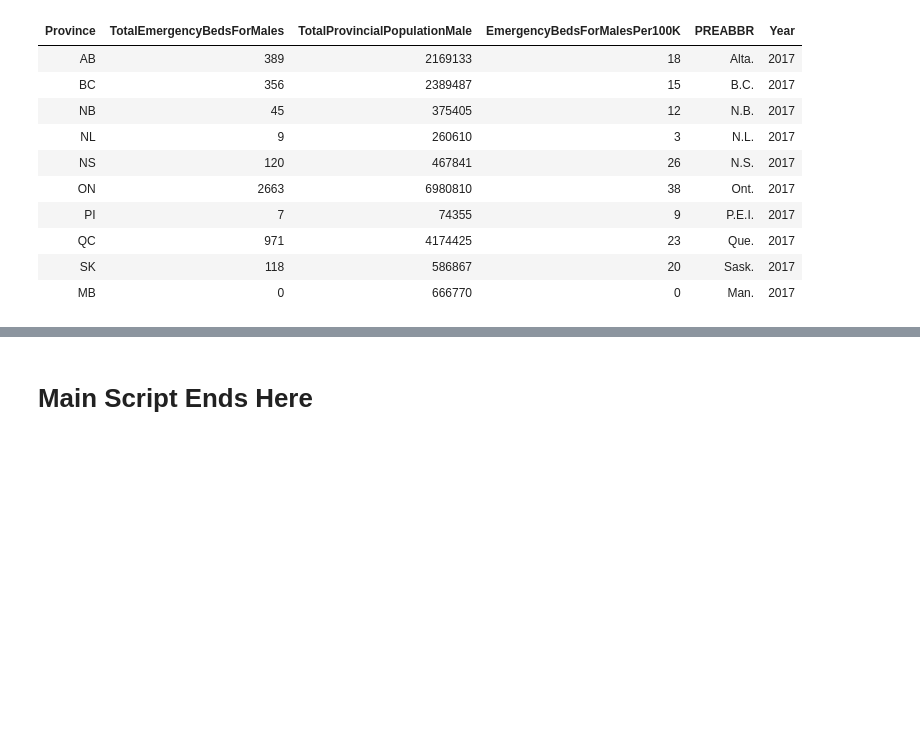
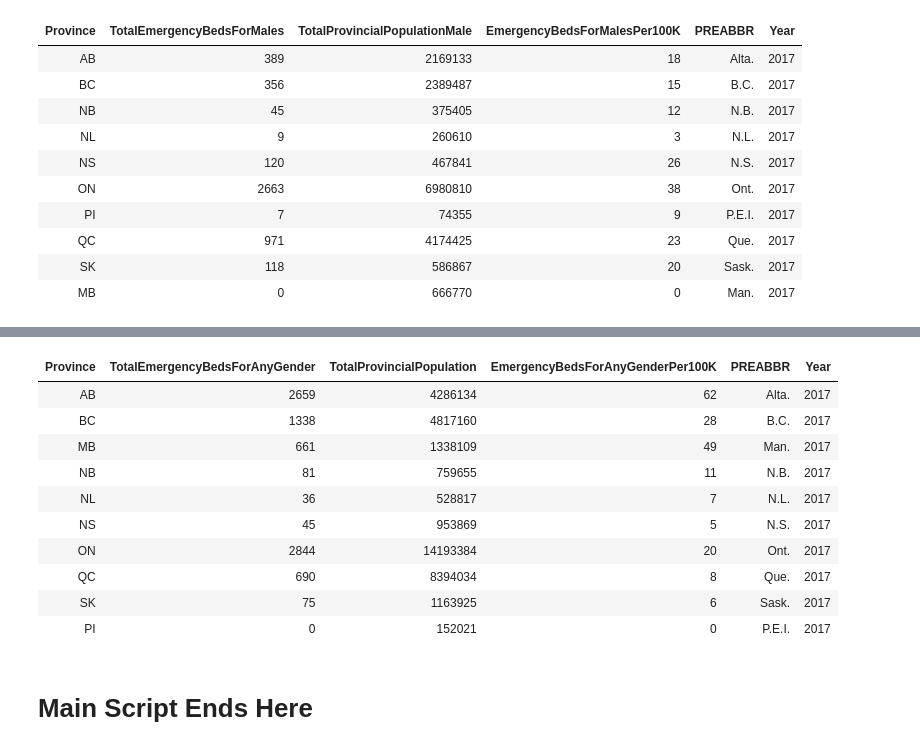
Before and after one commit to tarjin/CanadaProject, a Jupyter notebook: Data_Dictionary_Canada_Provinces_Project_2017.ipynb, the cells around one changed output, grey strips where cells are left out. Drawn from its saved outputs; the diff is of its cells as text; code cells hidden in the pictures; blank space fills up the shorter version.

Commit message:
Table D initial upload

```diff
--- a/Data_Dictionary_Canada_Provinces_Project_2017.ipynb
+++ b/Data_Dictionary_Canada_Provinces_Project_2017.ipynb
@@ -208,0 +199,5 @@ rm(df) # remove object from memory
+# %%
+# Import data
+
+df <- fread("DataFilesCanadaProject/Table_D.csv",
+             stringsAsFactors = TRUE, header = TRUE)
@@ -208,0 +215,14 @@ rm(df) # remove object from memory
+# %%
+df
+# %% [output]
+| Province | TotalEmergencyBedsForAnyGender | TotalProvincialPopulation | EmergencyBedsForAnyGenderPer100K | PREABBR | Year |
+| AB | 2659 | 4286134 | 62 | Alta. | 2017 |
+| BC | 1338 | 4817160 | 28 | B.C. | 2017 |
+| MB | 661 | 1338109 | 49 | Man. | 2017 |
+| NB | 81 | 759655 | 11 | N.B. | 2017 |
+| NL | 36 | 528817 | 7 | N.L. | 2017 |
+| NS | 45 | 953869 | 5 | N.S. | 2017 |
+| ON | 2844 | 14193384 | 20 | Ont. | 2017 |
+| QC | 690 | 8394034 | 8 | Que. | 2017 |
+| SK | 75 | 1163925 | 6 | Sask. | 2017 |
+| PI | 0 | 152021 | 0 | P.E.I. | 2017 |
```
Also changed, not shown: parts of 11 cells of this notebook.
